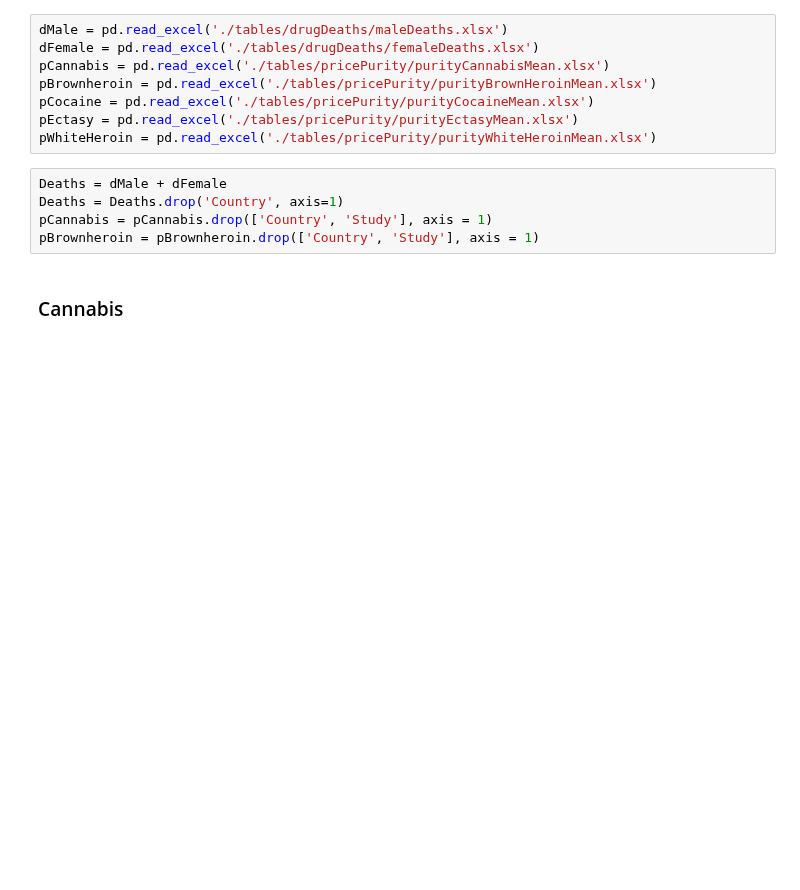
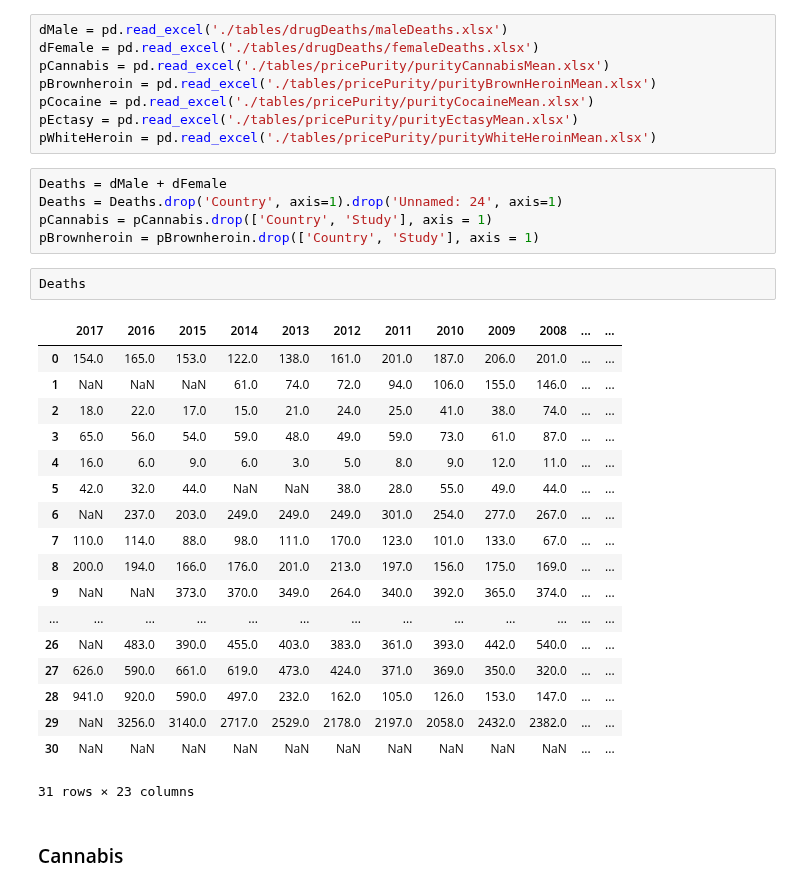
Before and after one commit to danilo1214/PR20ddpdjphv, a Jupyter notebook: Jovan Purity and Deaths.ipynb, the cells around one changed output. Saved outputs shown, nothing was run; the diff lists cells and outputs as text; blank space fills up the shorter version.

```diff
--- a/Jovan Purity and Deaths.ipynb
+++ b/Jovan Purity and Deaths.ipynb
@@ -15,9 +15,30 @@ pEctasy = pd.read_excel('./tables/pricePurity/purityEctasyMean.xlsx')
 pWhiteHeroin = pd.read_excel('./tables/pricePurity/purityWhiteHeroinMean.xlsx')
 # %%
 Deaths = dMale + dFemale
-Deaths = Deaths.drop('Country', axis=1)
+Deaths = Deaths.drop('Country', axis=1).drop('Unnamed: 24', axis=1)
 pCannabis = pCannabis.drop(['Country', 'Study'], axis = 1)
 pBrownheroin = pBrownheroin.drop(['Country', 'Study'], axis = 1)
+# %%
+Deaths
+# %% [output]
+|  | 2017 | 2016 | 2015 | 2014 | 2013 | 2012 | 2011 | 2010 | 2009 | 2008 | ... | ... |
+| 0 | 154.0 | 165.0 | 153.0 | 122.0 | 138.0 | 161.0 | 201.0 | 187.0 | 206.0 | 201.0 | ... | ... |
+| 1 | NaN | NaN | NaN | 61.0 | 74.0 | 72.0 | 94.0 | 106.0 | 155.0 | 146.0 | ... | ... |
+| 2 | 18.0 | 22.0 | 17.0 | 15.0 | 21.0 | 24.0 | 25.0 | 41.0 | 38.0 | 74.0 | ... | ... |
+| 3 | 65.0 | 56.0 | 54.0 | 59.0 | 48.0 | 49.0 | 59.0 | 73.0 | 61.0 | 87.0 | ... | ... |
+| 4 | 16.0 | 6.0 | 9.0 | 6.0 | 3.0 | 5.0 | 8.0 | 9.0 | 12.0 | 11.0 | ... | ... |
+| 5 | 42.0 | 32.0 | 44.0 | NaN | NaN | 38.0 | 28.0 | 55.0 | 49.0 | 44.0 | ... | ... |
+| 6 | NaN | 237.0 | 203.0 | 249.0 | 249.0 | 249.0 | 301.0 | 254.0 | 277.0 | 267.0 | ... | ... |
+| 7 | 110.0 | 114.0 | 88.0 | 98.0 | 111.0 | 170.0 | 123.0 | 101.0 | 133.0 | 67.0 | ... | ... |
+| 8 | 200.0 | 194.0 | 166.0 | 176.0 | 201.0 | 213.0 | 197.0 | 156.0 | 175.0 | 169.0 | ... | ... |
+| 9 | NaN | NaN | 373.0 | 370.0 | 349.0 | 264.0 | 340.0 | 392.0 | 365.0 | 374.0 | ... | ... |
+| ... | ... | ... | ... | ... | ... | ... | ... | ... | ... | ... | ... | ... |
+| 26 | NaN | 483.0 | 390.0 | 455.0 | 403.0 | 383.0 | 361.0 | 393.0 | 442.0 | 540.0 | ... | ... |
+| 27 | 626.0 | 590.0 | 661.0 | 619.0 | 473.0 | 424.0 | 371.0 | 369.0 | 350.0 | 320.0 | ... | ... |
+| 28 | 941.0 | 920.0 | 590.0 | 497.0 | 232.0 | 162.0 | 105.0 | 126.0 | 153.0 | 147.0 | ... | ... |
+| 29 | NaN | 3256.0 | 3140.0 | 2717.0 | 2529.0 | 2178.0 | 2197.0 | 2058.0 | 2432.0 | 2382.0 | ... | ... |
+| 30 | NaN | NaN | NaN | NaN | NaN | NaN | NaN | NaN | NaN | NaN | ... | ... |
+31 rows × 23 columns
 # %% [markdown]
 ### Cannabis
 # %%
```
